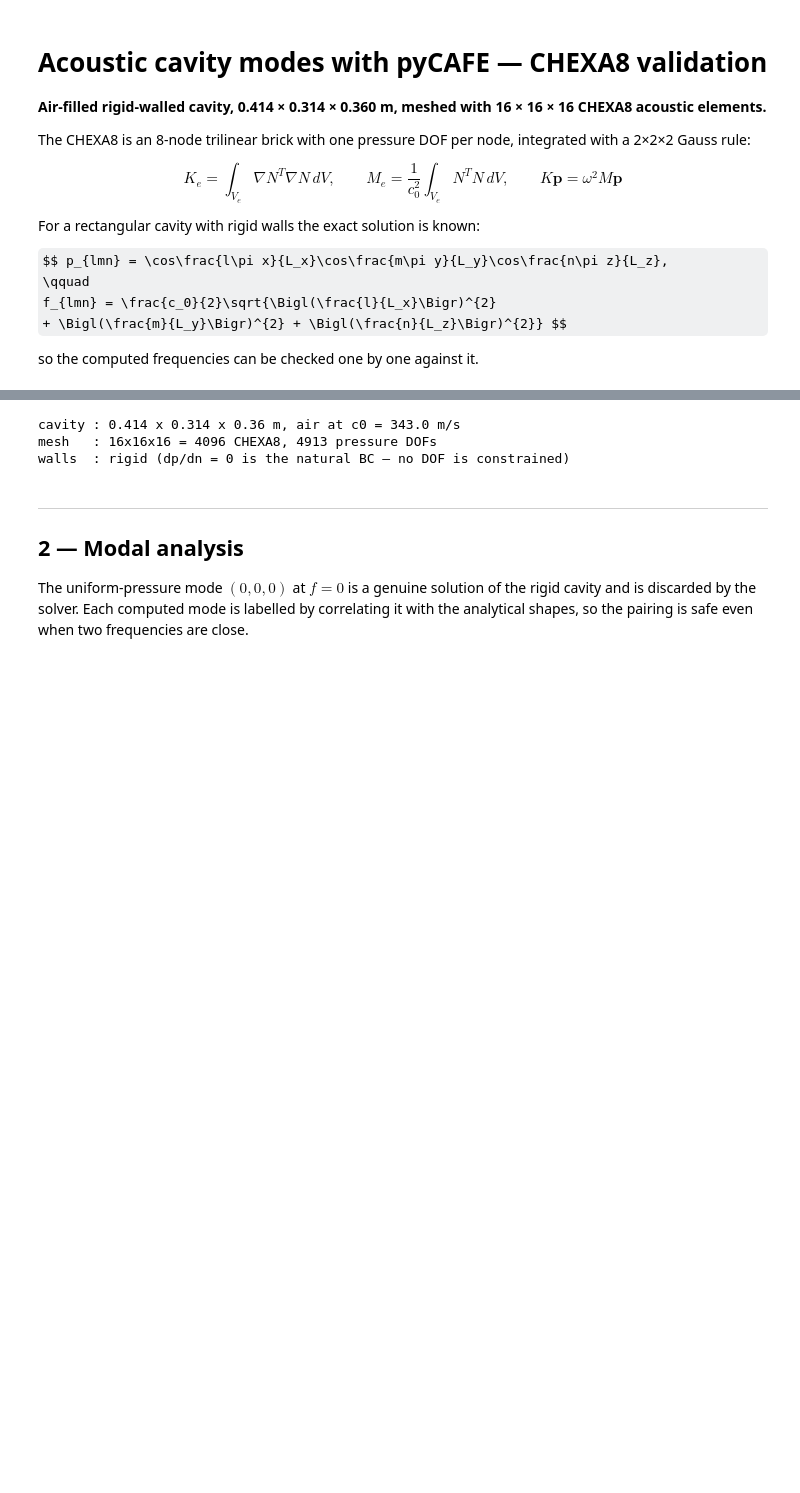
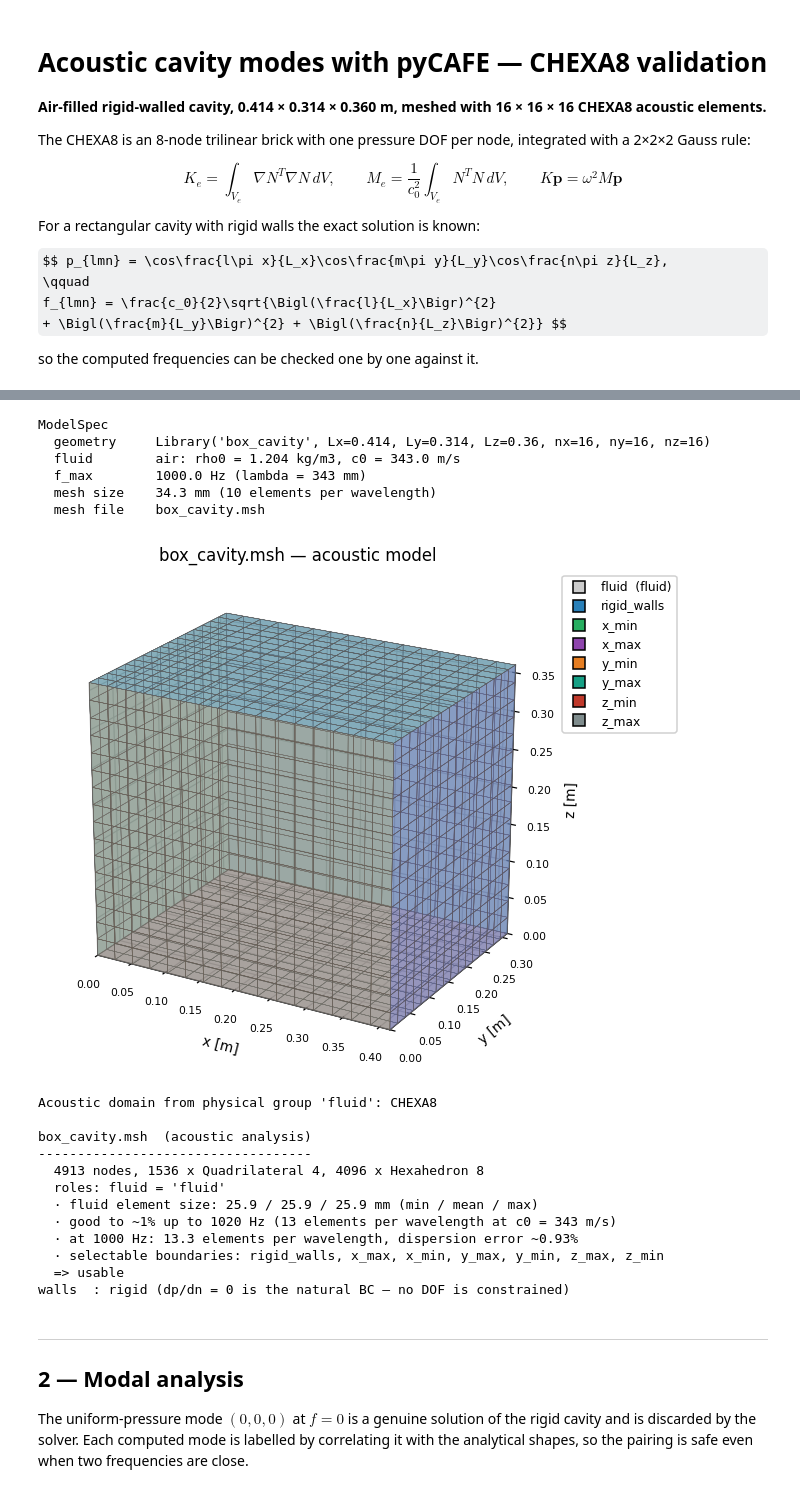
Before and after one commit to DanFabb/pycafe, a Jupyter notebook: examples/01_cavity_acoustic_3d.ipynb, the cells around one changed output, grey strips where cells are left out. Saved outputs shown, nothing was run; the diff lists cells and outputs as text; code cells hidden in the pictures; some formulas as TeX source; blank space fills up the shorter version.

```diff
--- a/examples/01_cavity_acoustic_3d.ipynb
+++ b/examples/01_cavity_acoustic_3d.ipynb
@@ -25,55 +32,66 @@ so the computed frequencies can be checked one by one against it.
 # %%
 import os
 import sys
 
 import numpy as np
 import matplotlib.pyplot as plt
 from matplotlib import cm
 
 if not os.path.isdir("pycafe"):
     sys.path.insert(0, os.path.abspath(".."))
 
 import pycafe
-from pycafe.build_matrices.assembly import assemble_KM
-from pycafe.build_matrices.element_hex8 import element_matrices_hex8
+from pycafe.core.model_spec import AIR, Library, ModelSpec, build_model
 from pycafe.solver.solver_modale import solve_modal_acoustic_reduced
 
 plt.rcParams.update({"figure.dpi": 110, "font.size": 9})
 
 LX, LY, LZ = 0.414, 0.314, 0.360       # cavity dimensions [m]
 NX = NY = NZ = 16                       # CHEXA8 elements per direction
+F_MAX = 1000.0                          # highest mode looked at [Hz]
 
-fluid = pycafe.load_fluid("air")
-C0 = fluid["c0"]
+# The input of a run in one object. The element counts are spelled out here
+# because this notebook checks twelve modes against the closed form and the
+# mesh has to stay the one those numbers were measured on; without them the
+# counts would follow from F_MAX and the 10-elements-per-wavelength rule.
+spec = ModelSpec(
+    geometry=Library("box_cavity", Lx=LX, Ly=LY, Lz=LZ,
+                     nx=NX, ny=NY, nz=NZ),
+    fluid=AIR,
+    f_max=F_MAX,
+    output_path="box_cavity.msh",
+)
+print(spec.describe())
 
+C0 = spec.fluid.c0
 
-def box_mesh(nx, ny, nz, Lx=LX, Ly=LY, Lz=LZ):
-    '''Structured HEXA8 mesh, 0-based Gmsh-ordered connectivity.'''
-    x = np.linspace(0.0, Lx, nx + 1)
-    y = np.linspace(0.0, Ly, ny + 1)
-    z = np.linspace(0.0, Lz, nz + 1)
-    X, Y, Z = np.meshgrid(x, y, z, indexing="ij")
-    nodes = np.column_stack([X.ravel(), Y.ravel(), Z.ravel()])
+model = build_model(spec)               # mesh -> validate -> assemble
+nodes = model["nodes"]
+system = model["system"]
 
-    def nid(i, j, k):
-        return i * (ny + 1) * (nz + 1) + j * (nz + 1) + k
-
-    conn = [[nid(i, j, k), nid(i + 1, j, k),
-             nid(i + 1, j + 1, k), nid(i, j + 1, k),
-             nid(i, j, k + 1), nid(i + 1, j, k + 1),
-             nid(i + 1, j + 1, k + 1), nid(i, j + 1, k + 1)]
-            for i in range(nx) for j in range(ny) for k in range(nz)]
-    return nodes, np.array(conn, dtype=int)
-
-
-nodes, conn = box_mesh(NX, NY, NZ)
-print(f"cavity : {LX} x {LY} x {LZ} m, air at c0 = {C0} m/s")
-print(f"mesh   : {NX}x{NY}x{NZ} = {len(conn)} CHEXA8, {len(nodes)} pressure DOFs")
+print()
+print(model["report"])
 print("walls  : rigid (dp/dn = 0 is the natural BC — no DOF is constrained)")
 # %% [output]
-cavity : 0.414 x 0.314 x 0.36 m, air at c0 = 343.0 m/s
-mesh   : 16x16x16 = 4096 CHEXA8, 4913 pressure DOFs
-walls  : rigid (dp/dn = 0 is the natural BC — no DOF is constrained)
+ModelSpec
+  geometry     Library('box_cavity', Lx=0.414, Ly=0.314, Lz=0.36, nx=16, ny=16, nz=16)
+  fluid        air: rho0 = 1.204 kg/m3, c0 = 343.0 m/s
+  f_max        1000.0 Hz (lambda = 343 mm)
+  mesh size    34.3 mm (10 elements per wavelength)
+  mesh file    box_cavity.msh
+[figure, added]
+Acoustic domain from physical group 'fluid': CHEXA8
+
+box_cavity.msh  (acoustic analysis)
+-----------------------------------
+  4913 nodes, 1536 x Quadrilateral 4, 4096 x Hexahedron 8
+  roles: fluid = 'fluid'
+  · fluid element size: 25.9 / 25.9 / 25.9 mm (min / mean / max)
+  · good to ~1% up to 1020 Hz (13 elements per wavelength at c0 = 343 m/s)
+  · at 1000 Hz: 13.3 elements per wavelength, dispersion error ~0.93%
+  · selectable boundaries: rigid_walls, x_max, x_min, y_max, y_min, z_max, z_min
+  => usable
+walls  : rigid (dp/dn = 0 is the natural BC — no DOF is constrained)
 # %% [markdown]
 ---
 ## 2 — Modal analysis
```
Also changed, not shown: parts of 4 cells of this notebook, 17 other files.
